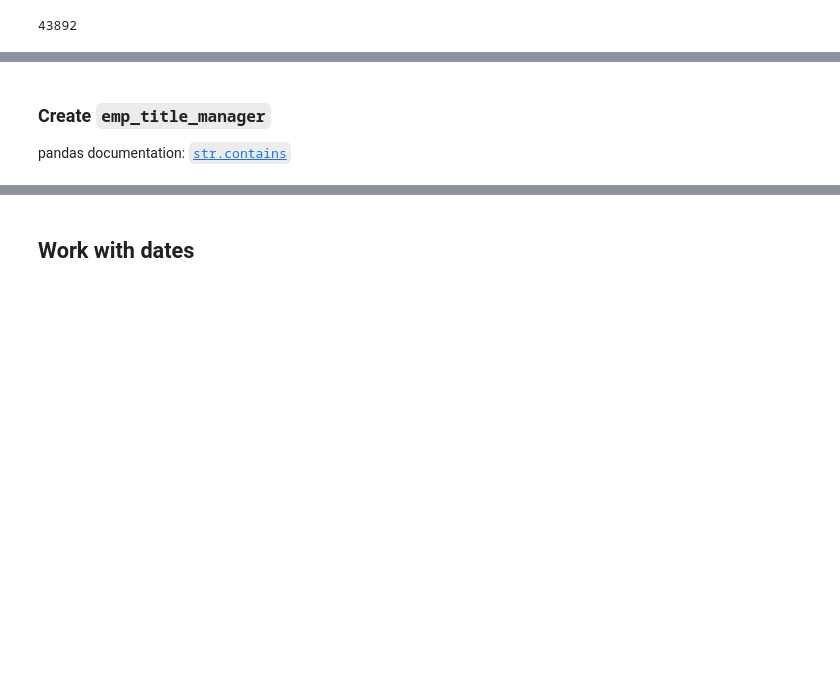
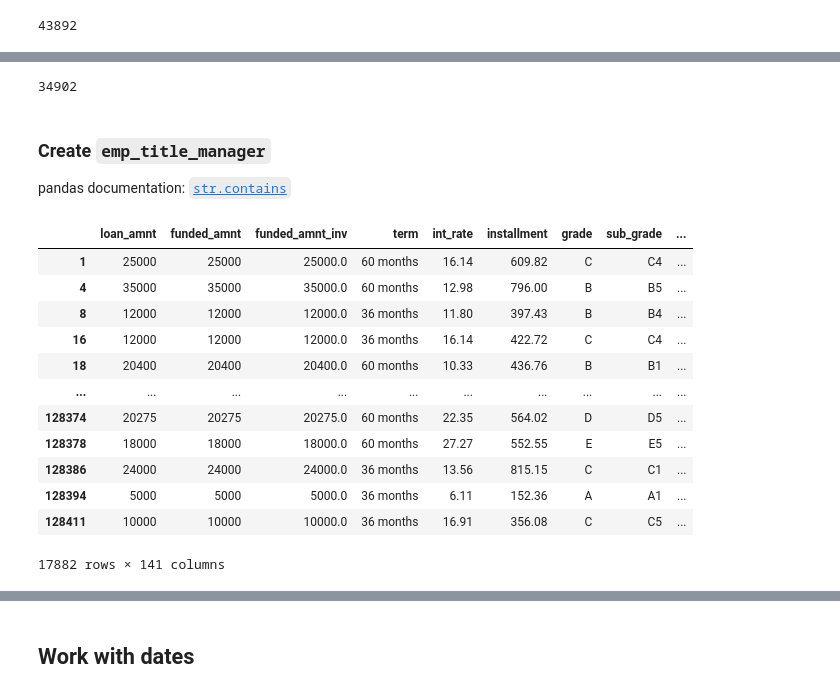
Before and after one commit to ekoly/DS-Unit-1-Sprint-1-Data-Wrangling-and-Storytelling, a Jupyter notebook: module2-make-features/LS_DS_112_Make_Features.ipynb, the cells around one changed output, grey strips where cells are left out. Cells and saved outputs as stored; diff of their text form; code cells hidden in the pictures; blank space fills up the shorter version.

```diff
--- a/module2-make-features/LS_DS_112_Make_Features.ipynb
+++ b/module2-make-features/LS_DS_112_Make_Features.ipynb
@@ -231,3 +254,7 @@ len(df["emp_title"].value_counts())
+# %%
+len(df["emp_title"].value_counts())
+# %% [output]
+34902
 # %% [markdown]
 ### Create `emp_title_manager`
 
@@ -234,0 +264,16 @@ pandas documentation: [`str.contains`](https://pandas.pydata.org/pandas-docs/sta
+# %%
+df[df["emp_title_manager"]]
+# %% [output]
+|  | loan_amnt | funded_amnt | funded_amnt_inv | term | int_rate | installment | grade | sub_grade | ... |
+| 1 | 25000 | 25000 | 25000.0 | 60 months | 16.14 | 609.82 | C | C4 | ... |
+| 4 | 35000 | 35000 | 35000.0 | 60 months | 12.98 | 796.00 | B | B5 | ... |
+| 8 | 12000 | 12000 | 12000.0 | 36 months | 11.80 | 397.43 | B | B4 | ... |
+| 16 | 12000 | 12000 | 12000.0 | 36 months | 16.14 | 422.72 | C | C4 | ... |
+| 18 | 20400 | 20400 | 20400.0 | 60 months | 10.33 | 436.76 | B | B1 | ... |
+| ... | ... | ... | ... | ... | ... | ... | ... | ... | ... |
+| 128374 | 20275 | 20275 | 20275.0 | 60 months | 22.35 | 564.02 | D | D5 | ... |
+| 128378 | 18000 | 18000 | 18000.0 | 60 months | 27.27 | 552.55 | E | E5 | ... |
+| 128386 | 24000 | 24000 | 24000.0 | 36 months | 13.56 | 815.15 | C | C1 | ... |
+| 128394 | 5000 | 5000 | 5000.0 | 36 months | 6.11 | 152.36 | A | A1 | ... |
+| 128411 | 10000 | 10000 | 10000.0 | 36 months | 16.91 | 356.08 | C | C5 | ... |
+17882 rows × 141 columns
```
Also changed, not shown: parts of 15 cells of this notebook.
